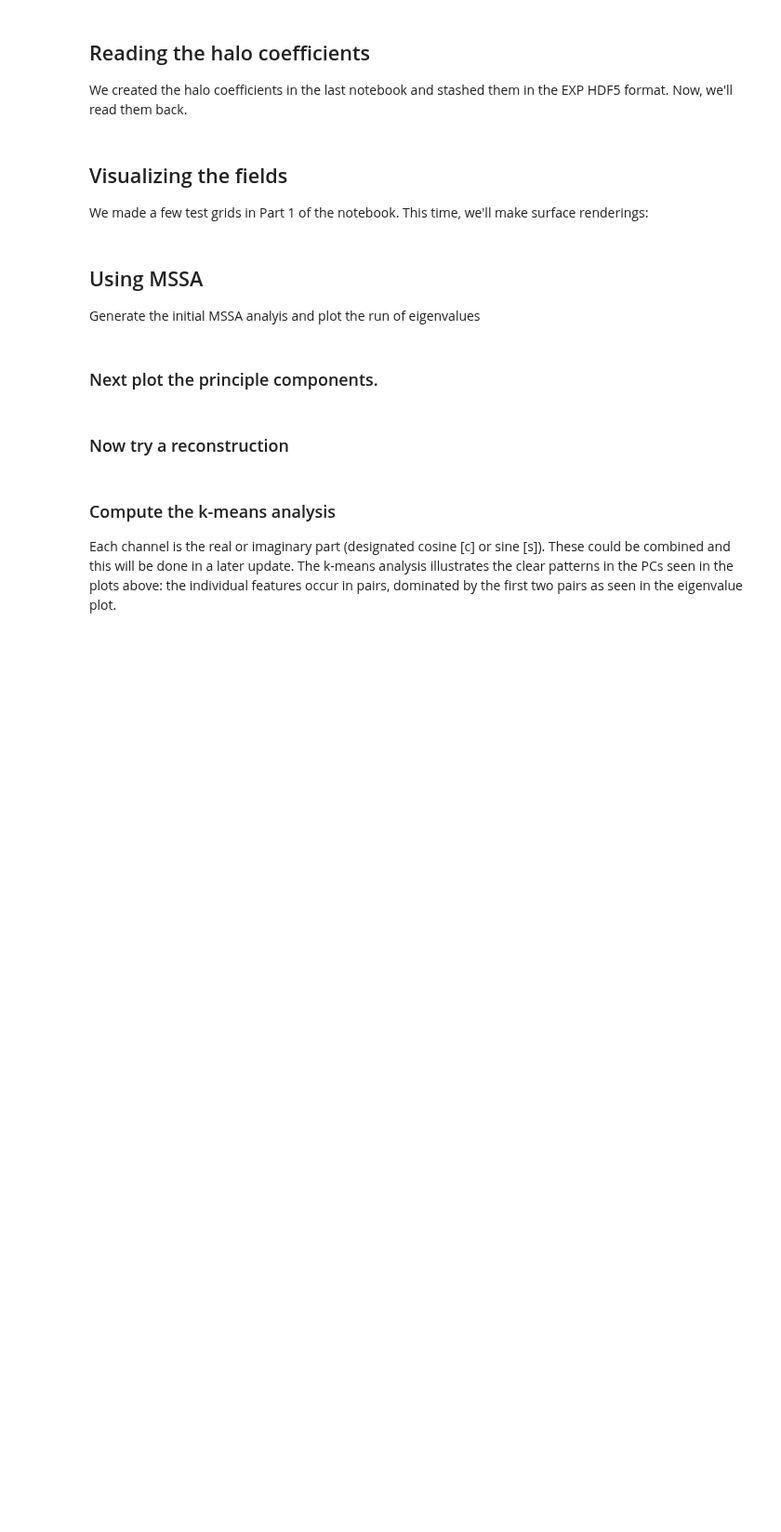
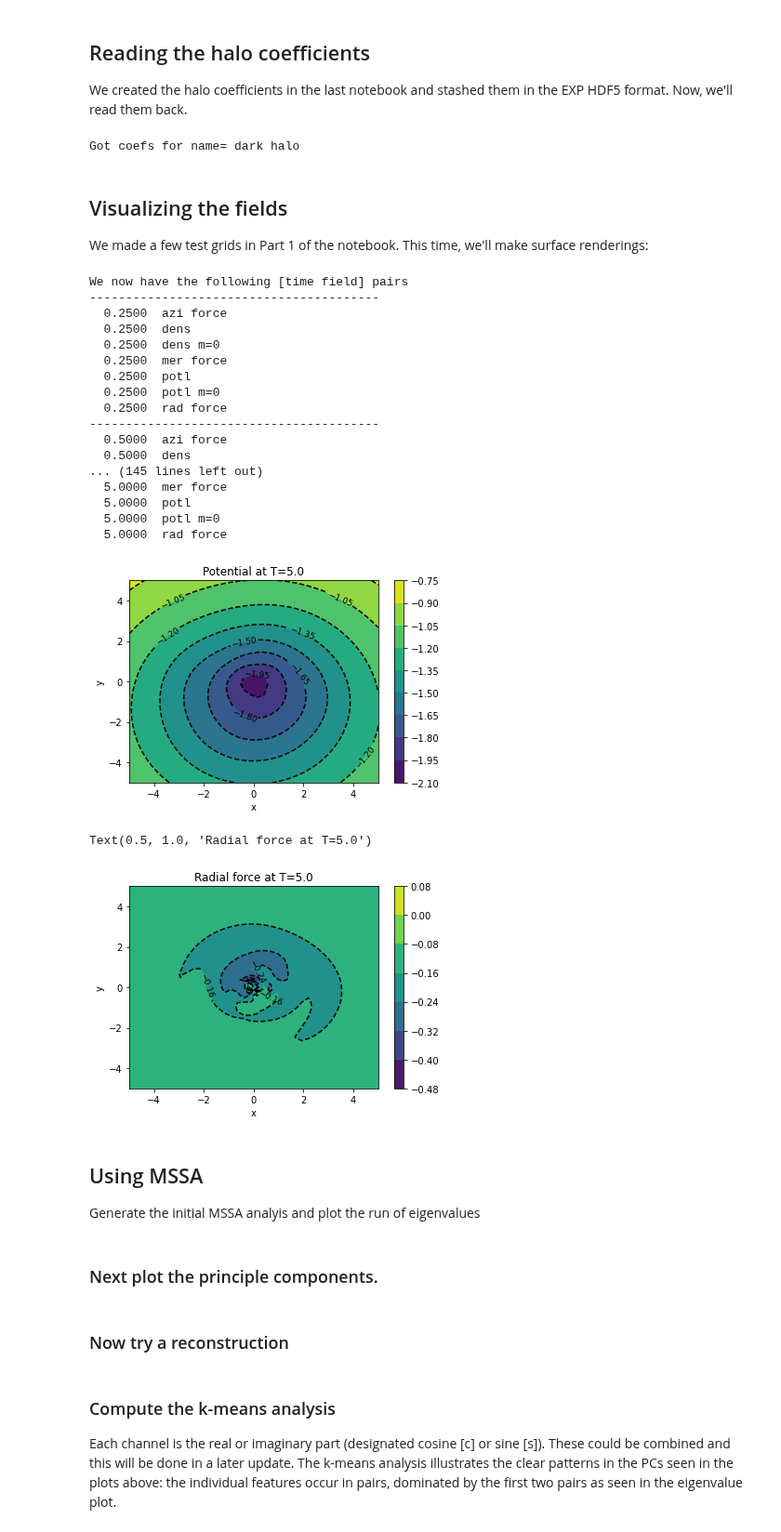
Before and after one commit to EXP-code/pyEXP-examples, a Jupyter notebook: Tutorials/Introduction/Part2-Analysis.ipynb, the cells around one changed output. Shown at 93% size. Cells and saved outputs as stored; diff of their text form; code cells hidden in the pictures; blank space fills up the shorter version.

```diff
--- a/Tutorials/Introduction/Part2-Analysis.ipynb
+++ b/Tutorials/Introduction/Part2-Analysis.ipynb
@@ -35,9 +37,11 @@ We created the halo coefficients in the last notebook and stashed them in the EX
 # %%
 # Reread the coefs from the file
 #
-coefs = pyEXP.coefs.Coefs.factory('test_better.h5')
+coefs = pyEXP.coefs.Coefs.factory('test_better')
 
 print("Got coefs for name=", coefs.getName())
+# %% [output]
+Got coefs for name= dark halo
 # %% [markdown]
 ## Visualizing the fields
 We made a few test grids in Part 1 of the notebook.  This time, we'll make surface renderings:
@@ -45,8 +49,8 @@ We made a few test grids in Part 1 of the notebook.  This time, we'll make surfa
 # Now try some slices for rendering
 #
 times = coefs.Times()
-pmin  = [-1.0, -1.0, 0.0]
-pmax  = [ 1.0,  1.0, 0.0]
+pmin  = [-5.0, -5.0, 0.0]
+pmax  = [ 5.0,  5.0, 0.0]
 grid  = [  40,   40,   0]
 
 fields = pyEXP.field.FieldGenerator(times, pmin, pmax, grid)
@@ -55,37 +59,58 @@ surfaces = fields.slices(basis, coefs)
 
 print("We now have the following [time field] pairs")
 final = 0.0
 for v in surfaces:
     print('-'*40)
     for u in surfaces[v]:
         print("{:8.4f}  {}".format(v, u))
         final = v
 
 # Print the potential image at the final time (I think there is a
 # fencepost issue in this grid, no matter).
 x = np.linspace(pmin[0], pmax[0], grid[0])
 y = np.linspace(pmin[1], pmax[1], grid[1])
 xv, yv = np.meshgrid(x, y)
 
 # Visualize the final time slice in grid.  Obviously, we could use any
 # field we want.  Here is potential and radial force.
 
-cont1 = plt.contour(xv, yv, surfaces[final]['p'].transpose(), colors='k')
+cont1 = plt.contour(xv, yv, surfaces[final]['potl'].transpose(), colors='k')
 plt.clabel(cont1, fontsize=9, inline=True)
-cont2 = plt.contourf(xv, yv, surfaces[final]['p'].transpose())
+cont2 = plt.contourf(xv, yv, surfaces[final]['potl'].transpose())
 plt.colorbar(cont2)
 plt.xlabel('x')
 plt.ylabel('y')
 plt.title('Potential at T={}'.format(final))
 plt.show()
 
-cont1 = plt.contour(xv, yv, surfaces[final]['fr'].transpose(), colors='k')
+cont1 = plt.contour(xv, yv, surfaces[final]['rad force'].transpose(), colors='k')
 plt.clabel(cont1, fontsize=9, inline=True)
-cont2 = plt.contourf(xv, yv, surfaces[final]['fr'].transpose())
+cont2 = plt.contourf(xv, yv, surfaces[final]['rad force'].transpose())
 plt.colorbar(cont2)
 plt.xlabel('x')
 plt.ylabel('y')
 plt.title('Radial force at T={}'.format(final))
+# %% [output]
+We now have the following [time field] pairs
+----------------------------------------
+  0.2500  azi force
+  0.2500  dens
+  0.2500  dens m=0
+  0.2500  mer force
+  0.2500  potl
+  0.2500  potl m=0
+  0.2500  rad force
+----------------------------------------
+  0.5000  azi force
+  0.5000  dens
+... (145 lines left out)
+  5.0000  mer force
+  5.0000  potl
+  5.0000  potl m=0
+  5.0000  rad force
+[figure, added]
+Text(0.5, 1.0, 'Radial force at T=5.0')
+[figure, added]
 # %% [markdown]
 ## Using MSSA
 Generate the initial MSSA analyis and plot the run of eigenvalues
```
Also changed, not shown: parts of 2 cells of this notebook, 1 other file.
